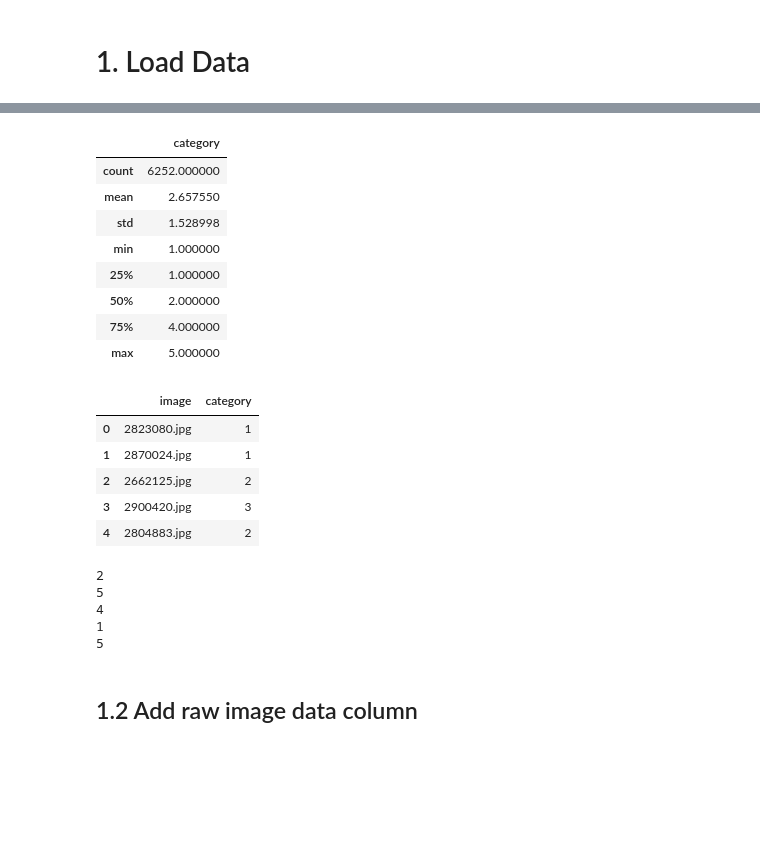
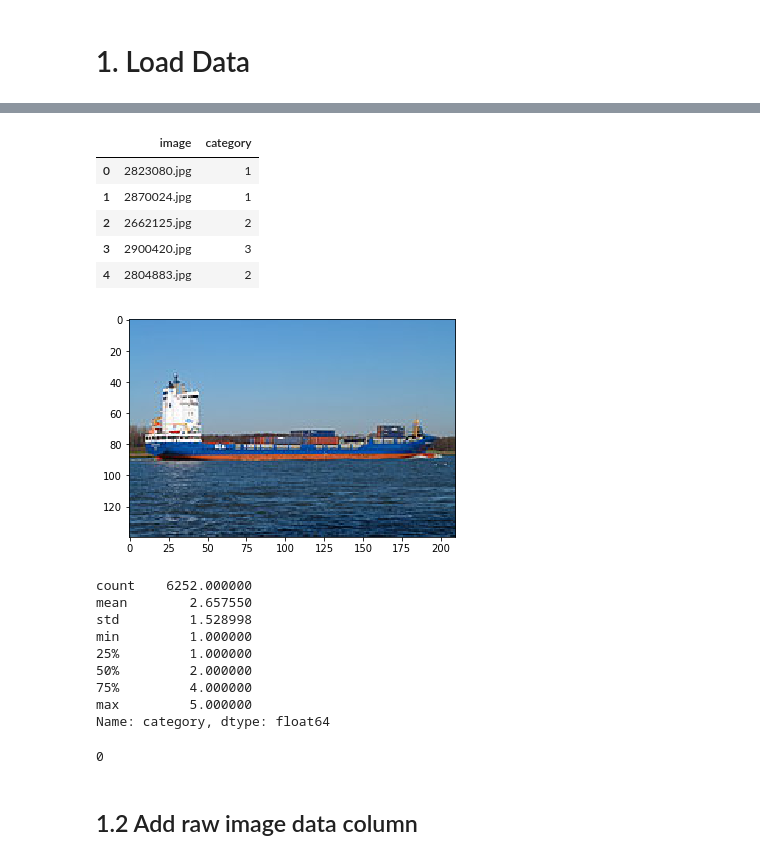
Before and after one commit to arkothiwala/Analytics-Vidhya, a Jupyter notebook: AV_GoD.ipynb, the cells around one changed output, grey strips where cells are left out. Drawn from its saved outputs; the diff is of its cells as text; code cells hidden in the pictures; blank space fills up the shorter version.

```diff
--- a/AV_GoD.ipynb
+++ b/AV_GoD.ipynb
@@ -71,42 +72,37 @@ import tensorflow as tf
 # %%
 train_csv = pd.read_csv('./data/train.csv')
-train_csv.describe()
+train_csv.head()
 # %% [output]
-|  | category |
-| count | 6252.000000 |
-| mean | 2.657550 |
-| std | 1.528998 |
-| min | 1.000000 |
-| 25% | 1.000000 |
-| 50% | 2.000000 |
-| 75% | 4.000000 |
-| max | 5.000000 |
+|  | image | category |
+| 0 | 2823080.jpg | 1 |
+| 1 | 2870024.jpg | 1 |
+| 2 | 2662125.jpg | 2 |
+| 3 | 2900420.jpg | 3 |
+| 4 | 2804883.jpg | 2 |
-# %%
-train_csv.head()
-# %% [output]
-|  | image | category |
-| 0 | 2823080.jpg | 1 |
-| 1 | 2870024.jpg | 1 |
-| 2 | 2662125.jpg | 2 |
-| 3 | 2900420.jpg | 3 |
-| 4 | 2804883.jpg | 2 |
 # %%
-import matplotlib.image as mpimg
+# Let's look at the image
 img=mpimg.imread('./data/images/2823080.jpg')
-#imgplot = plt.imshow(img)
+imgplot = plt.imshow(img)
+# %% [output]
+[figure, added]
-# %%
-for i in range(5):
-  base_url = './data/images/'
-  img=mpimg.imread(base_url+train_csv.sample().image.iloc[0])
-  print(train_csv.sample().category.iloc[0])
-  #imgplot = plt.imshow(img)
-  #plt.show()
-# %% [output]
-2
-5
-4
-1
-5
+# %%
+# Lets us see category column of the data
+train_csv.category.describe()
+# %% [output]
+count    6252.000000
+mean        2.657550
+std         1.528998
+min         1.000000
+25%         1.000000
+50%         2.000000
+75%         4.000000
+max         5.000000
+Name: category, dtype: float64
+# %%
+# Null check
+train_csv.category.isnull().sum()
+# %% [output]
+0
 # %% [markdown]
 ## 1.2 Add raw image data column
 # %%
```
Also changed, not shown: parts of 3 cells of this notebook.
